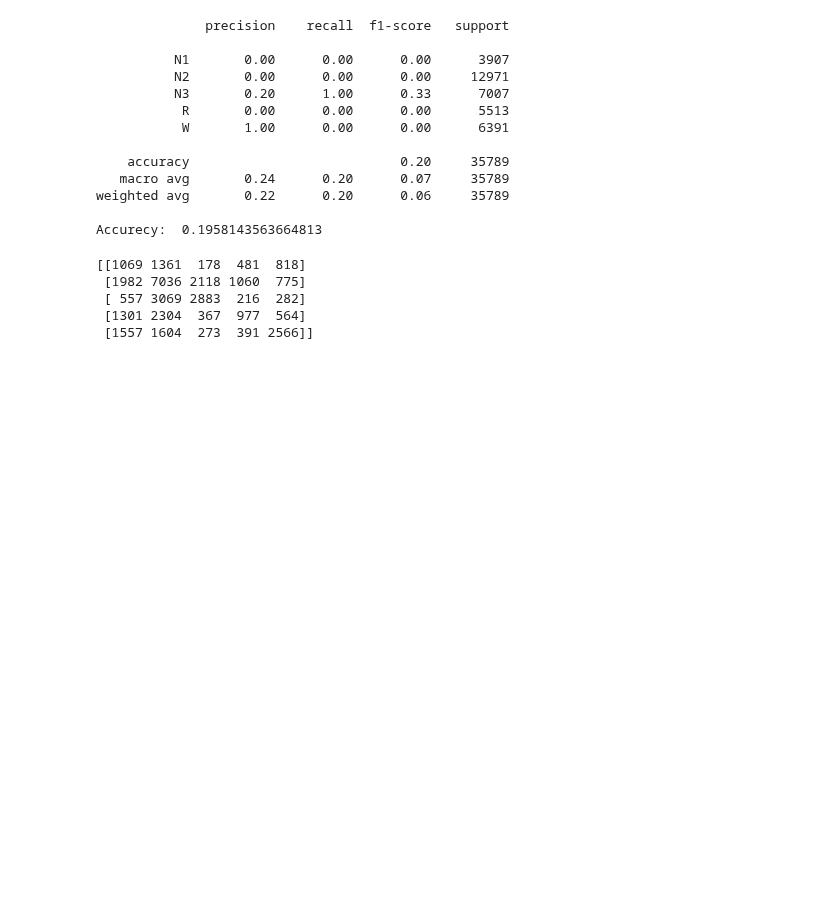
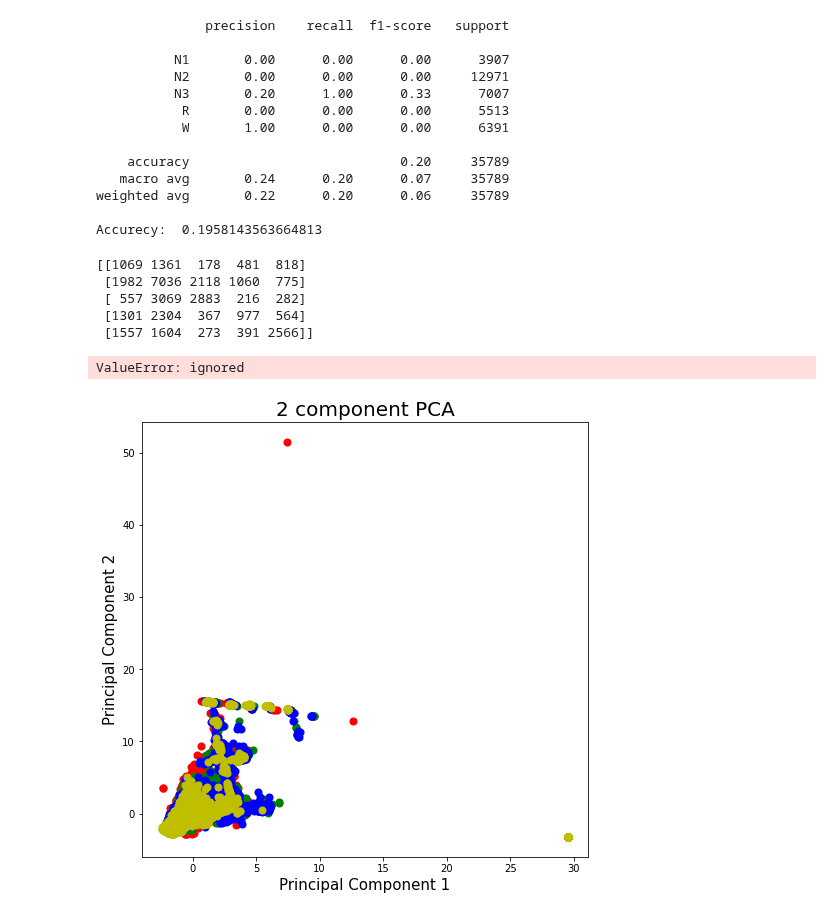
Before and after one commit to RafsanJany-44/Machine-School, a Jupyter notebook: PCA.ipynb, the cells around one changed output. Cells and saved outputs as stored; diff of their text form; code cells hidden in the pictures; blank space fills up the shorter version.

```diff
--- a/PCA.ipynb
+++ b/PCA.ipynb
@@ -83,3 +83,47 @@ print(cm)
  [ 557 3069 2883  216  282]
  [1301 2304  367  977  564]
  [1557 1604  273  391 2566]]
+# %%
+import pandas as pd
+import matplotlib.pyplot as plt
+
+# load dataset into Pandas DataFrame
+df = pd.read_csv('https://raw.githubusercontent.com/RafsanJany-44/Thesis_Project/main/All_DATA/without_sn_and_Epoch/data%20for%20MEGA/MEGA_20f.csv')
+
+from sklearn.preprocessing import StandardScaler
+x = df.iloc[:, 1:].values
+y = df.iloc[:, 0].values
+x = StandardScaler().fit_transform(x)
+
+
+from sklearn.decomposition import PCA
+pca = PCA(n_components=3)
+principalComponents = pca.fit_transform(x)
+principalDf = pd.DataFrame(data = principalComponents
+             , columns = ['principal component 1', 'principal component 2','principal component 3'])
+
+
+finalDf = pd.concat([principalDf, df[['Sleep_Stage']]], axis = 1)
+
+
+fig = plt.figure(figsize = (8,8))
+ax = fig.add_subplot(1,1,1)
+ax.set_xlabel('Principal Component 1', fontsize = 15)
+ax.set_ylabel('Principal Component 2', fontsize = 15)
+ax.set_title('2 component PCA', fontsize = 20)
+targets = ['W','N1','N2','N3','R']
+colors = ['r', 'g', 'b','y','p']
+for target, color in zip(targets,colors):
+    indicesToKeep = finalDf['Sleep_Stage'] == target
+    ax.scatter(finalDf.loc[indicesToKeep, 'principal component 1']
+               , finalDf.loc[indicesToKeep, 'principal component 2']
+               , c = color
+               , s = 50)
+ax.legend(targets)
+ax.grid()
+
+
+pca.explained_variance_ratio_
+# %% [output]
+ValueError: ignored
+[figure, added]
```
Also changed, not shown: parts of 1 cell of this notebook.
